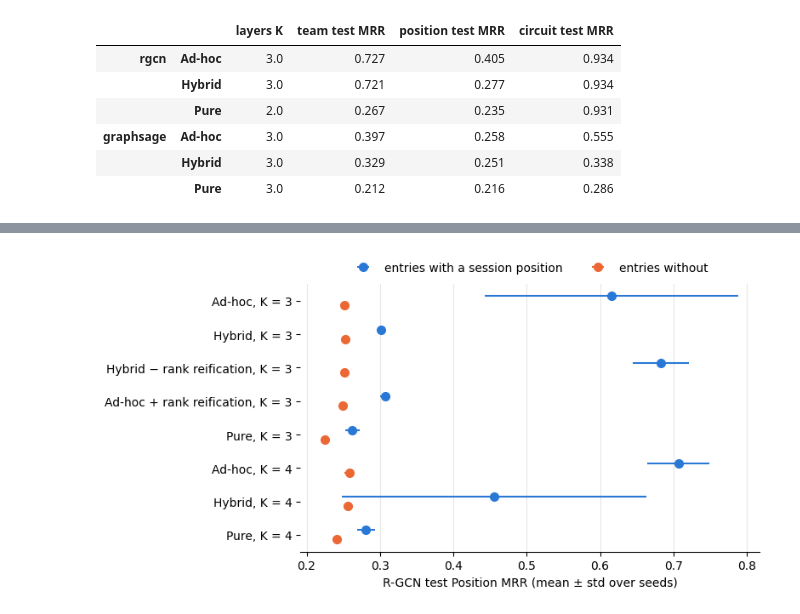
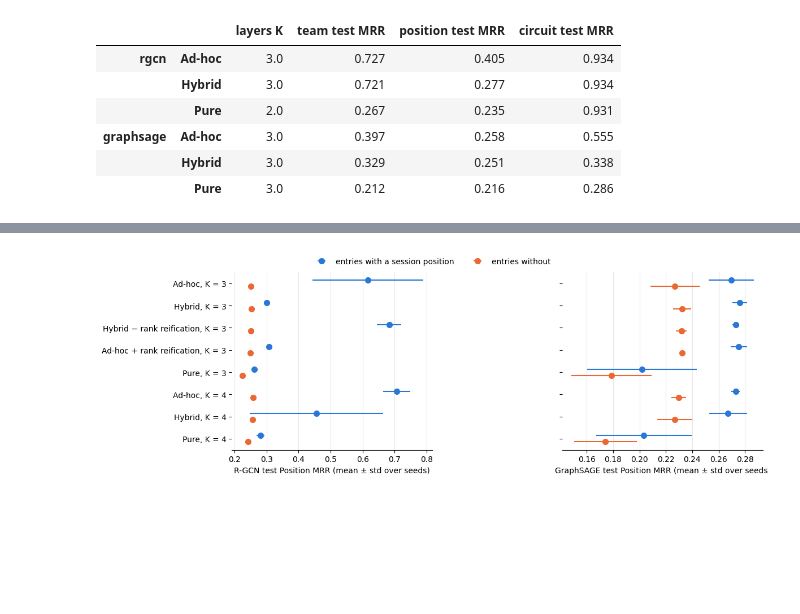
Before and after one commit to DominicVerschoor/ontologies_vs_gnns, a Jupyter notebook: link_prediction/link_prediction_analysis.ipynb, the cells around one changed output, grey strips where cells are left out. Cells and saved outputs as stored; diff of their text form; code cells hidden in the pictures; blank space fills up the shorter version.

```diff
--- a/link_prediction/link_prediction_analysis.ipynb
+++ b/link_prediction/link_prediction_analysis.ipynb
@@ -169,18 +199,20 @@ by_session.round(4)
 # %%
 # Validated default categorical palette (dataviz skill): slot 1 = with a session position, slot 2 = without.
-fig, ax = plt.subplots(figsize=(8, 4.2))
-y = np.arange(len(by_session))
-for offset, (group, color) in zip((-0.14, 0.14), [("with a session position", "#2a78d6"), ("without", "#eb6834")]):
-    ax.errorbar(by_session[(group, "mean")], y + offset, xerr=by_session[(group, "std")], fmt="o", markersize=7,
-                color=color, elinewidth=1.5, capsize=0, label=f"entries {group}")
-ax.set_yticks(y, by_session.index)
-ax.invert_yaxis()
-ax.set_xlabel("R-GCN test Position MRR (mean ± std over seeds)")
-ax.grid(axis="x", alpha=0.3)
-ax.spines[["top", "right", "left"]].set_visible(False)
-ax.legend(frameon=False, loc="lower center", bbox_to_anchor=(0.5, 1.0), ncol=2)
+fig, axes = plt.subplots(1, 2, figsize=(12, 4.2), sharey=True)
+for ax, (enc, name) in zip(axes, ENCODERS.items()):
+    part = by_session.loc[enc]
+    y = np.arange(len(part))
+    for offset, (group, color) in zip((-0.14, 0.14), [("with a session position", "#2a78d6"), ("without", "#eb6834")]):
+        ax.errorbar(part[(group, "mean")], y + offset, xerr=part[(group, "std")], fmt="o", markersize=7,
+                    color=color, elinewidth=1.5, capsize=0, label=f"entries {group}")
+    ax.set_yticks(y, part.index)
+    ax.set_xlabel(f"{name} test Position MRR (mean ± std over seeds)")
+    ax.grid(axis="x", alpha=0.3)
+    ax.spines[["top", "right", "left"]].set_visible(False)
+axes[0].invert_yaxis()
+axes[0].legend(frameon=False, loc="lower center", bbox_to_anchor=(1.0, 1.0), ncol=2)
 fig.tight_layout()
 fig.savefig(OUT_DIR / "position_by_session.png", dpi=200)
 plt.show()
 # %% [output]
-[figure, old version]
+[figure, new version]
```
Also changed, not shown: parts of 8 cells of this notebook, 29 other files.
